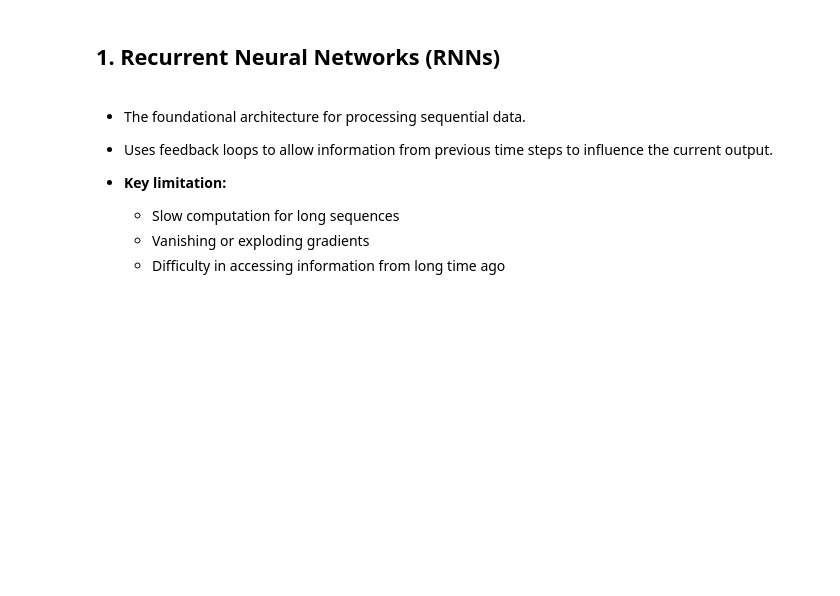
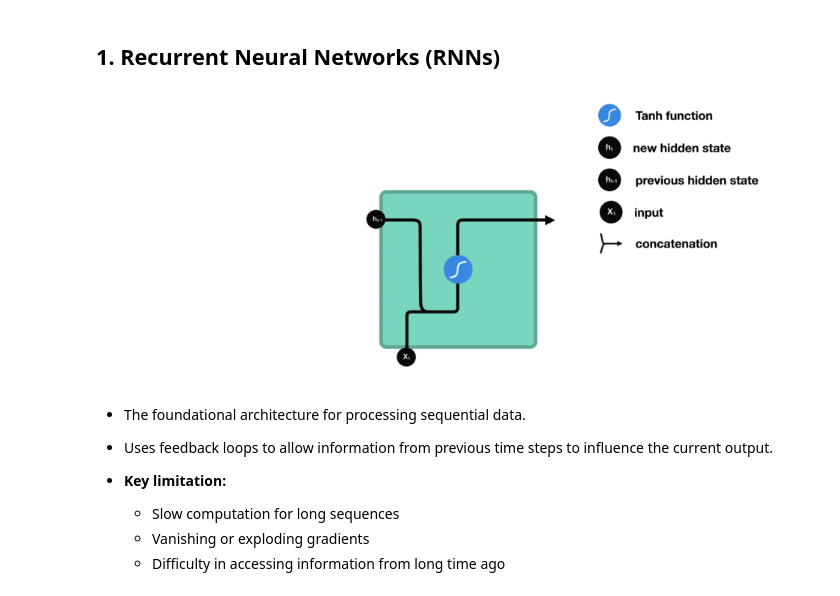
Before and after one commit to ancilcleetus/Multimodal_AI_Project_01_NeuraVisionLLM, a Jupyter notebook: notebooks/Evolution.ipynb, the cells around one changed output. Drawn from its saved outputs; the diff is of its cells as text; code cells hidden in the pictures; blank space fills up the shorter version.

Commit message:
Added images in Section 'RNN Family'

```diff
--- a/notebooks/Evolution.ipynb
+++ b/notebooks/Evolution.ipynb
@@ -46,6 +46,13 @@ display.Image("data/images/Evolution-01.jpg")
 [figure]
 # %% [markdown]
 ## 1. Recurrent Neural Networks (RNNs)
+# %%
+# Recurrent Neural Networks (RNNs)
+
+from IPython import display
+display.Image("data/images/Evolution-02.gif")
+# %% [output]
+[figure, added]
 # %% [markdown]
 - The foundational architecture for processing sequential data.
 
```
Also changed, not shown: parts of 6 cells of this notebook, 3 other files.
